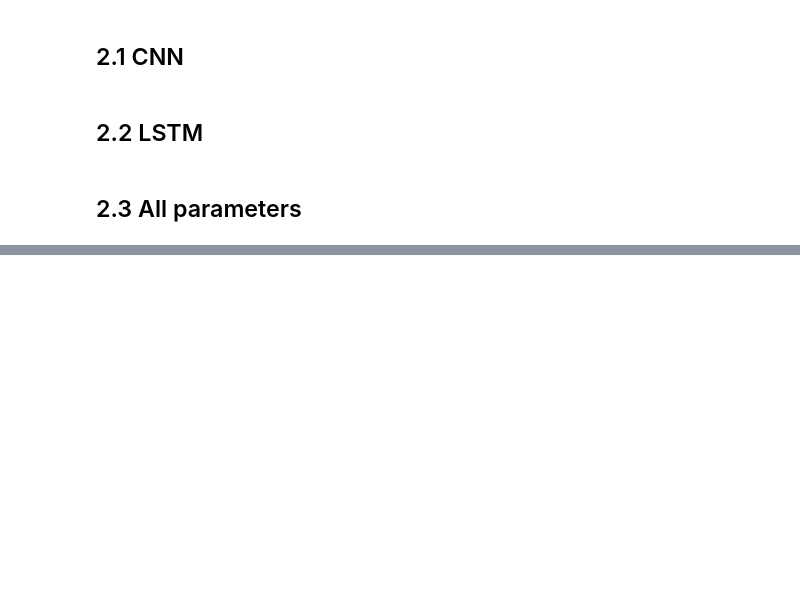
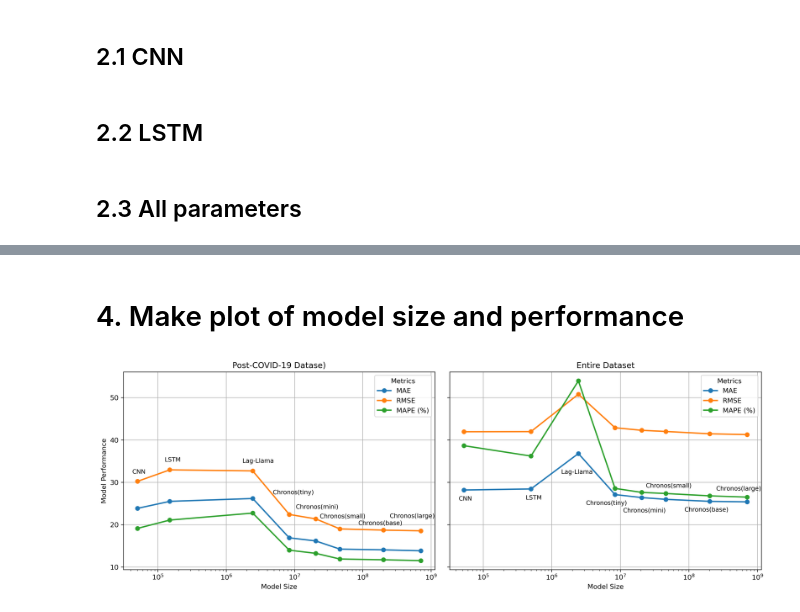
Before and after one commit to YueLi-0816/traffic_prediction, a Jupyter notebook: parameter_cal.ipynb, the cells around one changed output, grey strips where cells are left out. Saved outputs shown, nothing was run; the diff lists cells and outputs as text; code cells hidden in the pictures; blank space fills up the shorter version.

Commit message:
make plot of model size and performance

```diff
--- a/parameter_cal.ipynb
+++ b/parameter_cal.ipynb
@@ -966,0 +718,7 @@ MAPE (%)_test                 21.069957            36.191528
+# %%
+data_lstm_all = {
+    "Input Length": [24.0, 48.0, 72.0, 96.0, 120.0, 144.0, 168.0, 192.0, 216.0, 240.0, 264.0, 288.0, 312.0, 336.0, 360.0, 384.0, 408.0, 432.0, 456.0, 480.0, 504.0],
+    "MAE": [28.081066, 28.419796, 27.942304, 27.863057, 27.808011, 27.912768, 27.730150, 28.046293, 27.981783, 28.463743, 28.030262, 28.082471, 28.072004, 29.339979, 28.346380, 28.822402, 28.967938, 29.002697, 29.194384, 29.216307, 29.563202],
+    "RMSE": [41.252574, 41.510991, 40.949060, 41.032628, 40.985564, 40.705032, 40.767347, 41.328622, 41.213691, 41.829454, 41.220638, 41.075124, 41.371260, 43.807638, 41.785311, 42.732587, 43.669485, 43.352929, 43.415458, 43.350779, 43.764592],
+    "MAPE (%)": [34.541484, 35.847248, 34.200265, 34.410741, 34.263066, 36.145812, 34.774547, 35.418666, 36.139668, 37.488232, 35.581368, 36.496903, 36.347875, 37.848573, 36.616549, 38.141707, 36.143532, 35.418839, 36.800973, 38.300479, 39.095565]
+}
@@ -966,0 +973,3 @@ MAPE (%)_test                 21.069957            36.191528
+# %%
+perform_size_all = pd.concat([mean_param, mean_perform_all], sort=False)
+perform_size_all
@@ -966,0 +982,2 @@ MAPE (%)_test                 21.069957            36.191528
+# %% [markdown]
+# 4. Make plot of model size and performance
@@ -966,0 +1001,57 @@ MAPE (%)_test                 21.069957            36.191528
+# %%
+model_sizes_after_covid = after_covid_data.loc['Model Size']
+performance_metrics_after_covid = after_covid_data.loc[['MAE', 'RMSE', 'MAPE (%)']].T
+model_sizes_entire_dataset = entire_dataset.loc['Model Size']
+performance_metrics_entire_dataset = entire_dataset.loc[['MAE', 'RMSE', 'MAPE (%)']].T
+# %%
+model_names = [
+    "CNN", "LSTM", "Lag-Llama", "Chronos(tiny)",
+    "Chronos(mini)", "Chronos(small)", "Chronos(base)", "Chronos(large)"
+]
+
+# Combine both plots into subplots
+fig, axs = plt.subplots(1, 2, figsize=(14, 5), dpi=300, sharey=True)
+
+# Adjusted offset for labels
+x_offsets = [1.05, 1.1, 1.2, 1.15, 1.05, 1.1, 0.9, 0.75]
+y_offsets = [1.05, 1.05, 1.05, 1.2, 1.1, 1.12, 1.05, 1.15]
+
+x_offsets2 = [1.05, 1.1, 0.95, 0.75, 1.1, 1.1, 0.9, 0.75]
+y_offsets2 = [0.95, 0.95, 0.9, 0.95, 0.91, 1.15, 0.95, 1.15]
+
+# Plotting the "After COVID" data
+for metric in performance_metrics_after_covid.columns:
+    axs[0].plot(model_sizes_after_covid, performance_metrics_after_covid[metric], label=metric, marker='o', linewidth = 2)
+
+# Add label only to the chosen line
+for i, size in enumerate(model_sizes_after_covid):
+    axs[0].text(size * x_offsets[i], performance_metrics_after_covid['RMSE'][i] * y_offsets[i],
+                model_names[i], fontsize=9, ha='center', va='bottom')
+
+
+axs[0].set_title('Post-COVID-19 Datase)')
+axs[0].set_xlabel('Model Size')
+axs[0].set_ylabel('Model Performance')
+axs[0].set_xscale('log')
+axs[0].legend(title='Metrics')
+axs[0].grid(True)
+
+# Plotting the "Entire Dataset" data
+for metric in performance_metrics_entire_dataset.columns:
+    axs[1].plot(model_sizes_entire_dataset, performance_metrics_entire_dataset[metric], label=metric, marker='o', linewidth = 2)
+
+# Add label only to the chosen line
+for i, size in enumerate(model_sizes_entire_dataset):
+    axs[1].text(size* x_offsets2[i], performance_metrics_entire_dataset['MAE'][i]* y_offsets2[i],
+                model_names[i], fontsize=9, ha='center', va='top')
+
+axs[1].set_title('Entire Dataset')
+axs[1].set_xlabel('Model Size')
+axs[1].set_xscale('log')
+axs[1].legend(title='Metrics')
+axs[1].grid(True)
+
+plt.tight_layout()
+plt.show()
+# %% [output]
+[figure, added]
```
Also changed, not shown: parts of 39 cells of this notebook.
